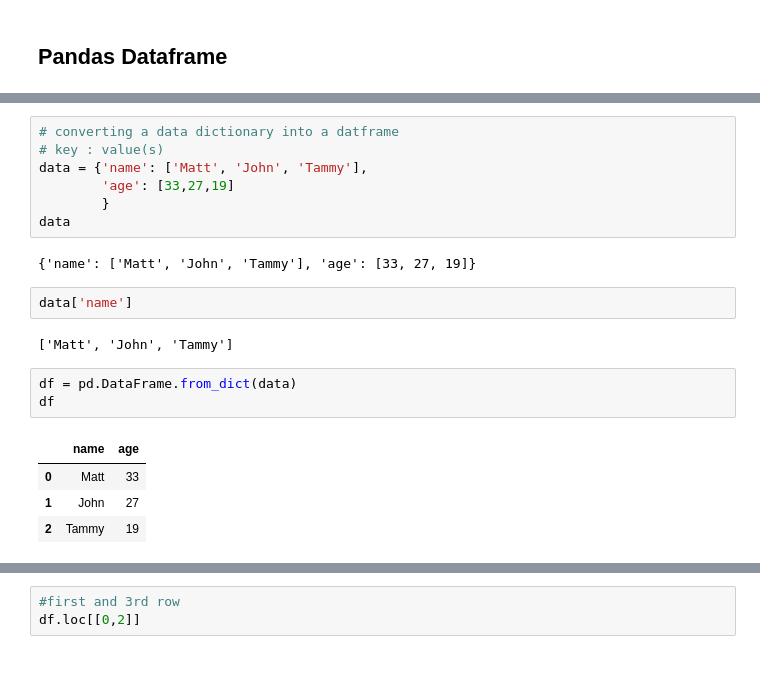
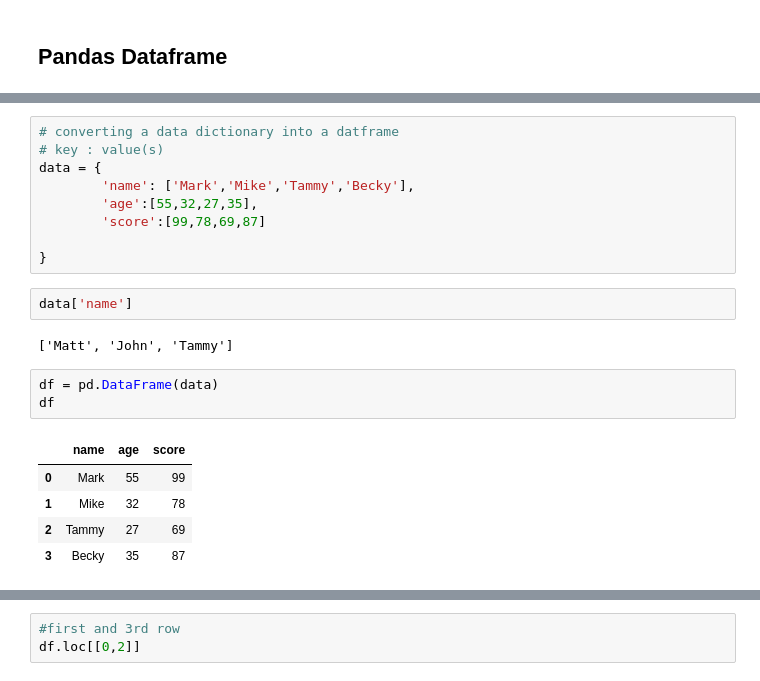
Before and after one commit to BasselD/ai-ml-training, a Jupyter notebook: 02_data_analysis_and_preprocessing/pandas/01_pandas_series_and_dataframes.ipynb, the cells around one changed output, grey strips where cells are left out. Saved outputs shown, nothing was run; the diff lists cells and outputs as text.

```diff
--- a/02_data_analysis_and_preprocessing/pandas/01_pandas_series_and_dataframes.ipynb
+++ b/02_data_analysis_and_preprocessing/pandas/01_pandas_series_and_dataframes.ipynb
@@ -230,21 +230,22 @@ dtype: object
 # %%
 # converting a data dictionary into a datframe
 # key : value(s)
-data = {'name': ['Matt', 'John', 'Tammy'],
-        'age': [33,27,19]
-        }
-data
+data = {
+        'name': ['Mark','Mike','Tammy','Becky'],
+        'age':[55,32,27,35],
+        'score':[99,78,69,87]
+
+}
-# %% [output]
-{'name': ['Matt', 'John', 'Tammy'], 'age': [33, 27, 19]}
 # %%
 data['name']
 # %% [output]
 ['Matt', 'John', 'Tammy']
 # %%
-df = pd.DataFrame.from_dict(data)
+df = pd.DataFrame(data)
 df
 # %% [output]
-|  | name | age |
-| 0 | Matt | 33 |
-| 1 | John | 27 |
-| 2 | Tammy | 19 |
+|  | name | age | score |
+| 0 | Mark | 55 | 99 |
+| 1 | Mike | 32 | 78 |
+| 2 | Tammy | 27 | 69 |
+| 3 | Becky | 35 | 87 |
```
Also changed, not shown: parts of 2 cells of this notebook.
